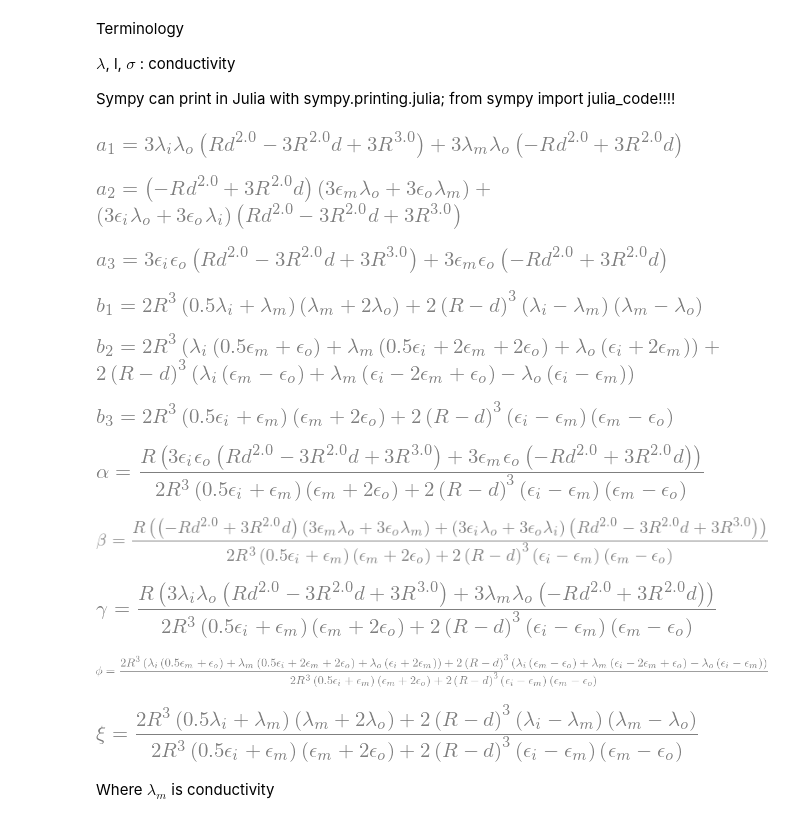
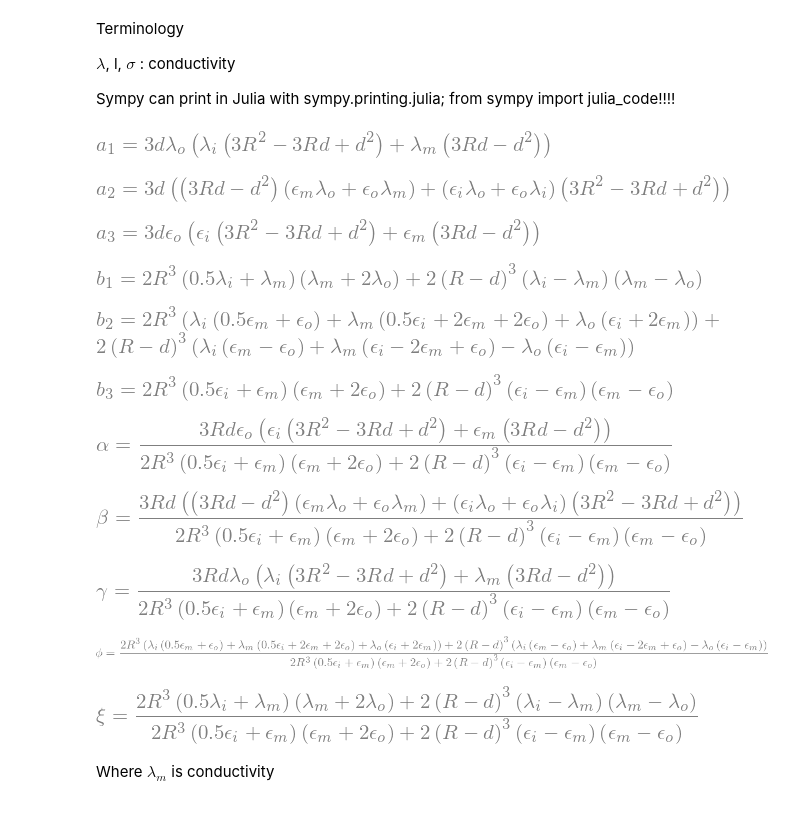
Before and after one commit to 0xDBFB7/transmembrane_potential, a Jupyter notebook: transmembrane_math.ipynb, the cells around one changed output. Cells and saved outputs as stored; diff of their text form; code cells hidden in the pictures.

```diff
--- a/transmembrane_math.ipynb
+++ b/transmembrane_math.ipynb
@@ -82,62 +82,53 @@ R, l_o, l_i, l_m, d, a_1, a_2, a_3, b_1, b_2, b_3 = symbols("R lambda_o lambda_i
 
 #     d = membrane_thickness
 
-#sub1 = (3 * (R**2) - 3 * d * R + d**2)
-#sub2 = (3 * d * R - d**2)
+sub1, sub2 = symbols('sub1 sub2')
+sub1 = (3 * (R**2) - 3 * d * R + d**2)
+sub2 = (3 * d * R - d**2)
 
-#a_1 = 3 * d * l_o * ((l_i * (sub1)) + l_m*(sub2)) #eq.9a
-#a_2 = 3 * d * ((l_i * e_o + l_o * e_i) * sub1 + (l_m * e_o + l_o * e_m) * sub2)
-#a_3 = 3 * d * e_o * (e_i * (sub1) + e_m * sub2)
-
-e_e = e_o # "exterior" vs "outer"
-l_e = l_o
-sub1 = (3*R**3.0 - 3*d*R**2.0 + d**2.0 * R)
-sub2 = (3*d*R**2.0 - d**2.0*R)
-
-a_3 = 3 * e_i * e_e * sub1 + 3 * e_m * e_e * sub2
-a_2 = 3 * (l_i * e_e + l_e * e_i) * sub1 +  \
-                3 * (l_m * e_e + l_e * e_m) * sub2
-a_1 = 3 * l_i * l_e * sub1 + 3 * l_m * l_e * sub2
+a_1 = 3 * d * l_o * ((l_i * (sub1)) + l_m*(sub2)) #eq.9a
+a_2 = 3 * d * ((l_i * e_o + l_o * e_i) * sub1 + (l_m * e_o + l_o * e_m) * sub2)
+a_3 = 3 * d * e_o * (e_i * (sub1) + e_m * sub2)
 
 b_1 = 2 * R**3 * (l_m + 2*l_o) * (l_m + (1/2) * l_i) + 2 * (R-d)**3 * (l_m - l_o) * (l_i - l_m)
 
 b_2 = 2 * R**3 * (l_i * ((1/2) * e_m + e_o) + l_m * ((1/2)*e_i + 2*e_m + 2*e_o) + l_o * (e_i + 2 * e_m)) + (2 * (R - d)**3\
 * (l_i * (e_m - e_o) + l_m * (e_i - 2*e_m + e_o) - l_o * (e_i - e_m))) # is this truly a multiply, or a cross?
 
 
 b_3 = 2 * R**3 * (e_m + 2*e_o) * (e_m + (1/2) * e_i) + 2 * (R-d)**3 * (e_m - e_o) * (e_i - e_m)
 
 
 display(convexp("a_1", a_1))
 display(convexp("a_2", a_2))
 display(convexp("a_3", a_3))
 
 display(convexp("b_1", b_1))
 display(convexp("b_2", b_2))
 display(convexp("b_3", b_3))
 
 alpha = ((R*a_3/b_3))
 beta = ((R*a_2/b_3))
 gamma = ((R*a_1/b_3))
 phi = ((b_2/b_3))
 xi = ((b_1/b_3))
 
 
 display(convexp("alpha", alpha))
 display(convexp("BETA", beta))
 display(convexp("GAMMA", gamma))
 display(convexp("phi", phi))
 display(convexp("xi", xi))
 # %% [output]
-[figure, old version]
+[figure, new version]
-[figure, old version]
+[figure, new version]
-[figure, old version]
+[figure, new version]
 [figure]
 [figure]
 [figure]
-[figure, old version]
+[figure, new version]
-[figure, old version]
+[figure, new version]
-[figure, old version]
+[figure, new version]
 [figure]
 [figure]
 # %% [markdown]
```
Also changed, not shown: 2 other files.
